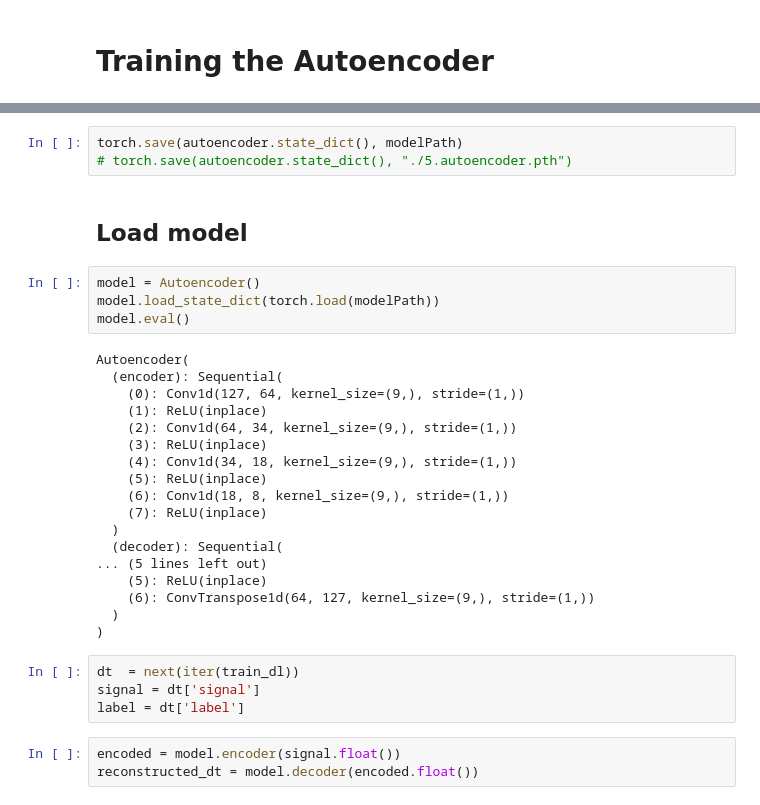
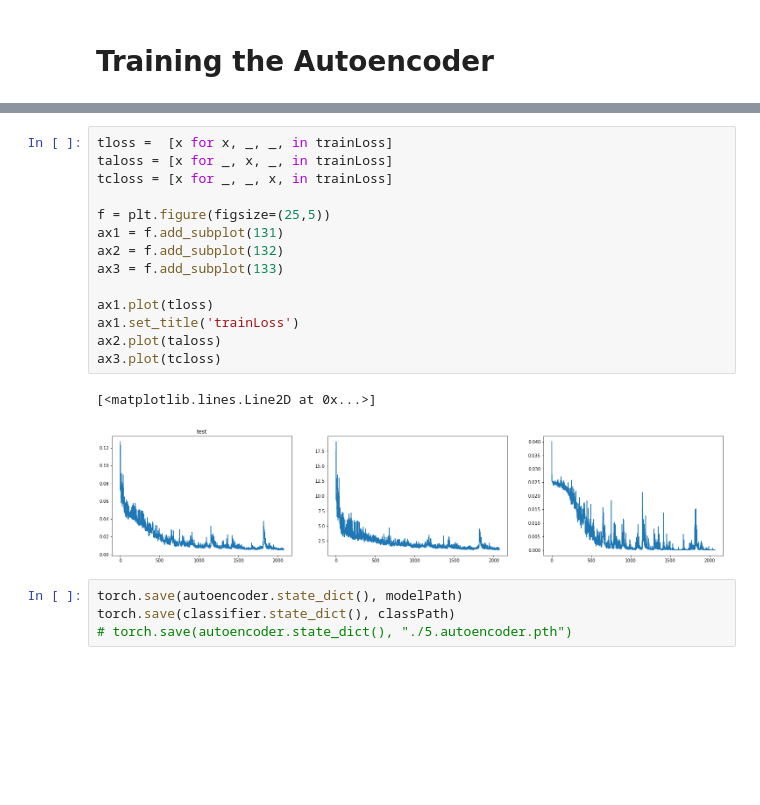
Before and after one commit to zeinabAghdam/directionalMicrophone, a Jupyter notebook: DM_DimensionReductionUsingEncoders.ipynb, the cells around one changed output, grey strips where cells are left out. Cells and saved outputs as stored; diff of their text form; blank space fills up the shorter version.

```diff
--- a/DM_DimensionReductionUsingEncoders.ipynb
+++ b/DM_DimensionReductionUsingEncoders.ipynb
@@ -252,34 +331,21 @@ epoch [495/3000], loss:3.3709
+# %%
+tloss =  [x for x, _, _, in trainLoss]
+taloss = [x for _, x, _, in trainLoss]
+tcloss = [x for _, _, x, in trainLoss]
+
+f = plt.figure(figsize=(25,5))
+ax1 = f.add_subplot(131)
+ax2 = f.add_subplot(132)
+ax3 = f.add_subplot(133)
+
+ax1.plot(tloss)
+ax1.set_title('trainLoss')
+ax2.plot(taloss)
+ax3.plot(tcloss)
+# %% [output]
+[<matplotlib.lines.Line2D at 0x...>]
+[figure, added]
 # %%
 torch.save(autoencoder.state_dict(), modelPath)
+torch.save(classifier.state_dict(), classPath)
 # torch.save(autoencoder.state_dict(), "./5.autoencoder.pth")
-# %% [markdown]
-## Load model
-# %%
-model = Autoencoder()
-model.load_state_dict(torch.load(modelPath))
-model.eval()
-# %% [output]
-Autoencoder(
-  (encoder): Sequential(
-    (0): Conv1d(127, 64, kernel_size=(9,), stride=(1,))
-    (1): ReLU(inplace)
-    (2): Conv1d(64, 34, kernel_size=(9,), stride=(1,))
-    (3): ReLU(inplace)
-    (4): Conv1d(34, 18, kernel_size=(9,), stride=(1,))
-    (5): ReLU(inplace)
-    (6): Conv1d(18, 8, kernel_size=(9,), stride=(1,))
-    (7): ReLU(inplace)
-  )
-  (decoder): Sequential(
-... (5 lines left out)
-    (5): ReLU(inplace)
-    (6): ConvTranspose1d(64, 127, kernel_size=(9,), stride=(1,))
-  )
-)
-# %%
-dt  = next(iter(train_dl))
-signal = dt['signal']
-label = dt['label']
-# %%
-encoded = model.encoder(signal.float())
-reconstructed_dt = model.decoder(encoded.float())
```
Also changed, not shown: parts of 26 cells of this notebook.
